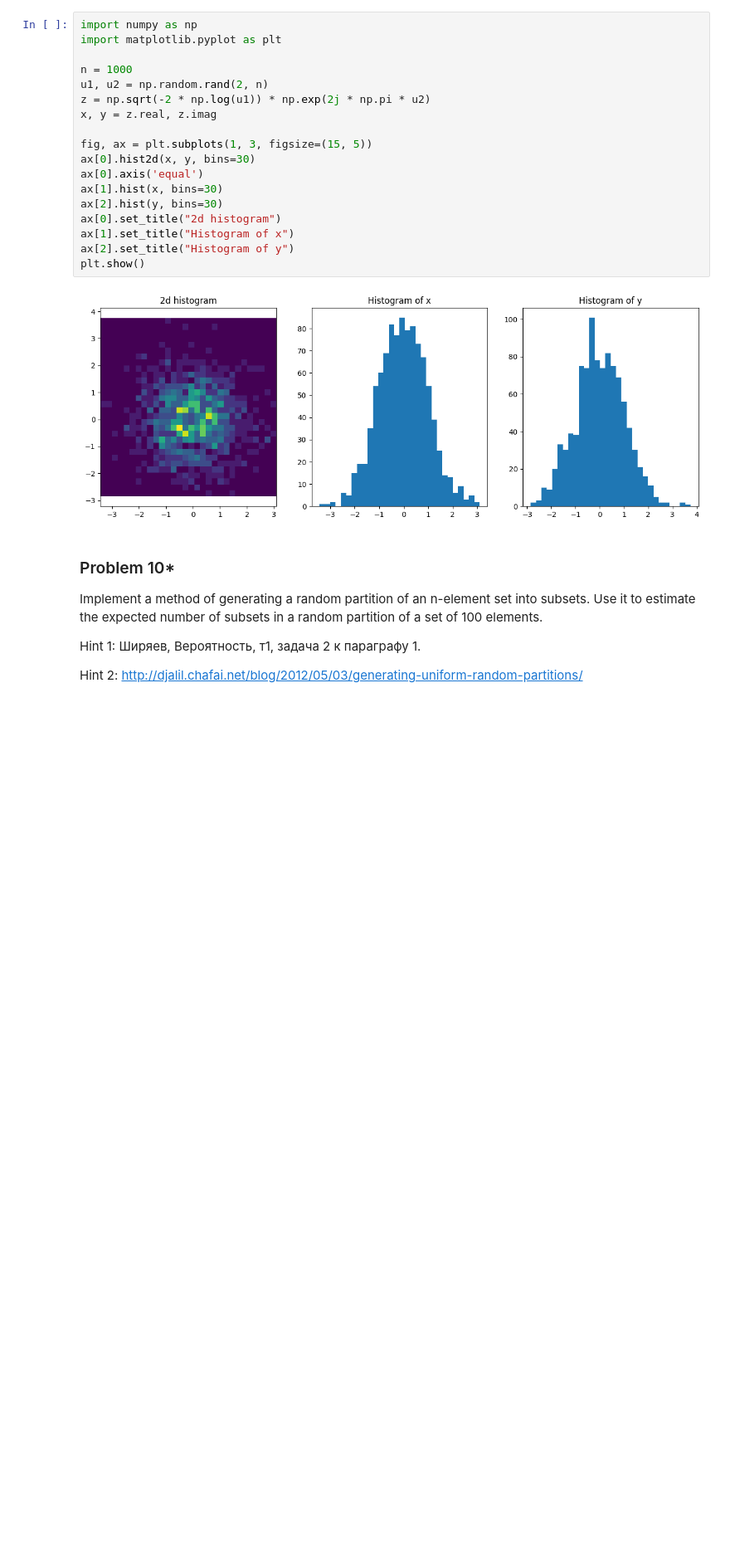
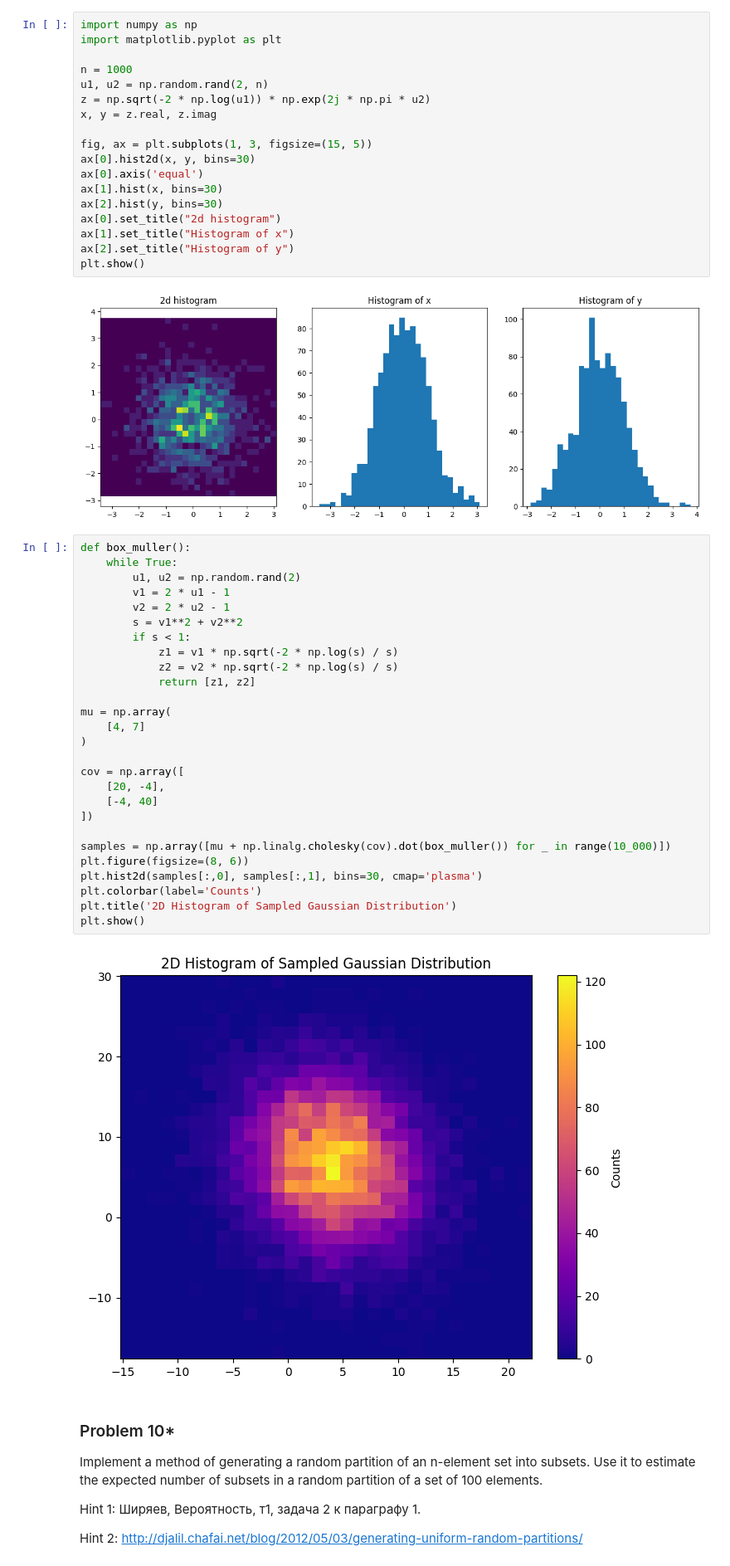
Before and after one commit to AlexSamarokov/StatPrak25, a Jupyter notebook: 3_random.ipynb, the cells around one changed output. Shown at 83% size. Saved outputs shown, nothing was run; the diff lists cells and outputs as text; blank space fills up the shorter version.

```diff
--- a/3_random.ipynb
+++ b/3_random.ipynb
@@ -345,6 +345,35 @@ ax[2].set_title("Histogram of y")
 plt.show()
 # %% [output]
 [figure]
+# %%
+def box_muller():
+    while True:
+        u1, u2 = np.random.rand(2)
+        v1 = 2 * u1 - 1
+        v2 = 2 * u2 - 1
+        s = v1**2 + v2**2
+        if s < 1:
+            z1 = v1 * np.sqrt(-2 * np.log(s) / s)
+            z2 = v2 * np.sqrt(-2 * np.log(s) / s)
+            return [z1, z2]
+
+mu = np.array(
+    [4, 7]
+)
+
+cov = np.array([
+    [20, -4],
+    [-4, 40]
+])
+
+samples = np.array([mu + np.linalg.cholesky(cov).dot(box_muller()) for _ in range(10_000)])
+plt.figure(figsize=(8, 6))
+plt.hist2d(samples[:,0], samples[:,1], bins=30, cmap='plasma')
+plt.colorbar(label='Counts')
+plt.title('2D Histogram of Sampled Gaussian Distribution')
+plt.show()
+# %% [output]
+[figure, added]
 # %% [markdown]
 ### Problem 10*
 
```
